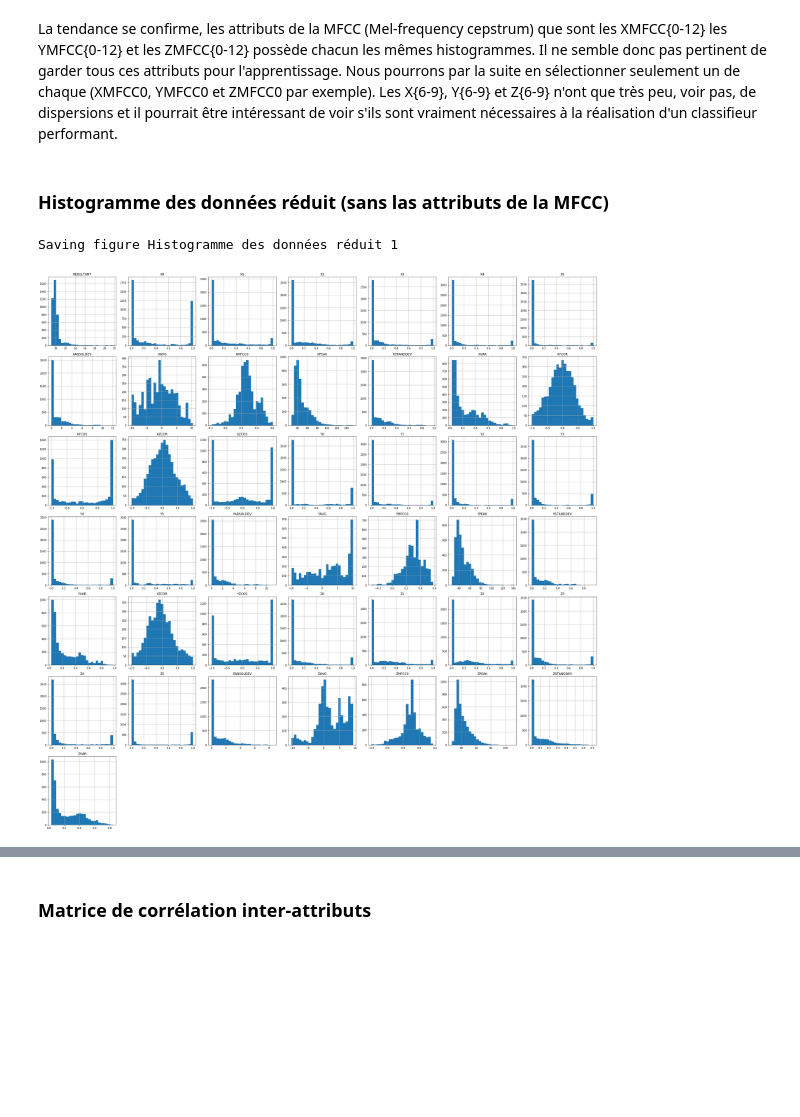
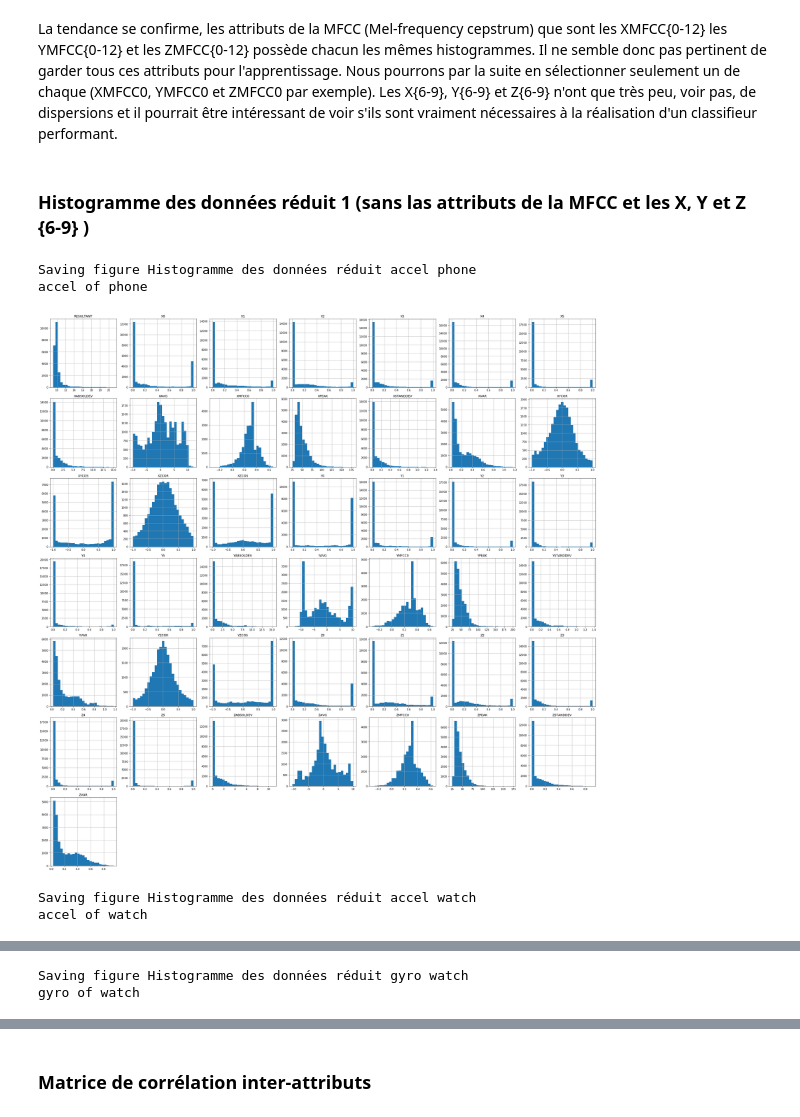
Before and after one commit to BaptisteSaintArnoult/human-activity-recognition, a Jupyter notebook: personal_model_Baptiste.ipynb, the cells around one changed output, grey strips where cells are left out. Cells and saved outputs as stored; diff of their text form; code cells hidden in the pictures; blank space fills up the shorter version.

```diff
--- a/personal_model_Baptiste.ipynb
+++ b/personal_model_Baptiste.ipynb
@@ -394,10 +394,14 @@ def load_all_wisdm_data(device, sensor):
         subjectsDf = subjectsDf.append(subjectDf)
     return subjectsDf
 # %%
-subjects_phone_accel = load_all_wisdm_data('phone', 'accel')
-subjects_phone_accel.hist(bins = 25, figsize=(30,30))
+for device in ['phone','watch']:
+    for sensor in ['accel','gyro']:
+        if(not(device=='phone' and sensor=='gyro')):
 
-save_fig("Histogramme des données de tous les sujets")
+            subjects = load_all_wisdm_data(device, sensor)
+            subjects.hist(bins = 25, figsize=(30,30))
 
-plt.show()
+            save_fig("Histogramme des données de tous les sujets (%s %s)"%(sensor, device))
+            print("%s of %s" %(device, sensor))
+            plt.show()
 # %% [output]
@@ -418,11 +429,21 @@ not_relevant_features["low_variance"]=attributes2
 # %% [markdown]
-### Histogramme des données réduit (sans las attributs de la MFCC)
+### Histogramme des données réduit 1 (sans las attributs de la MFCC et les X, Y et Z {6-9} )
 # %%
 attributes_to_drop=attributes1+attributes2
-reducedSubjects_phone_accel1 = subjects_phone_accel.drop(attributes_to_drop, axis=1)
-reducedSubjects_phone_accel1.hist(bins = 25, figsize=(30,30))
-save_fig("Histogramme des données réduit 1")
-plt.show()
+
+for device in ['phone','watch']:
+    for sensor in ['accel','gyro']:
+        if(not(device=='phone' and sensor=='gyro')):
+            subjects = load_all_wisdm_data(device, sensor)
+            reducedSubjects1=subjects.drop(attributes_to_drop, axis=1)
+            reducedSubjects1.hist(bins = 25, figsize=(30,30))
+
+            save_fig("Histogramme des données réduit %s %s" %(sensor, device))
+            print("%s of %s" %(sensor, device))
+            plt.show()
 # %% [output]
-Saving figure Histogramme des données réduit 1
+Saving figure Histogramme des données réduit accel phone
+accel of phone
-[figure, old version]
+[figure, new version]
+Saving figure Histogramme des données réduit accel watch
+accel of watch
@@ -428,0 +451,2 @@ Saving figure Histogramme des données réduit 1
+Saving figure Histogramme des données réduit gyro watch
+gyro of watch
```
Also changed, not shown: parts of 63 cells of this notebook, 2 other files.
